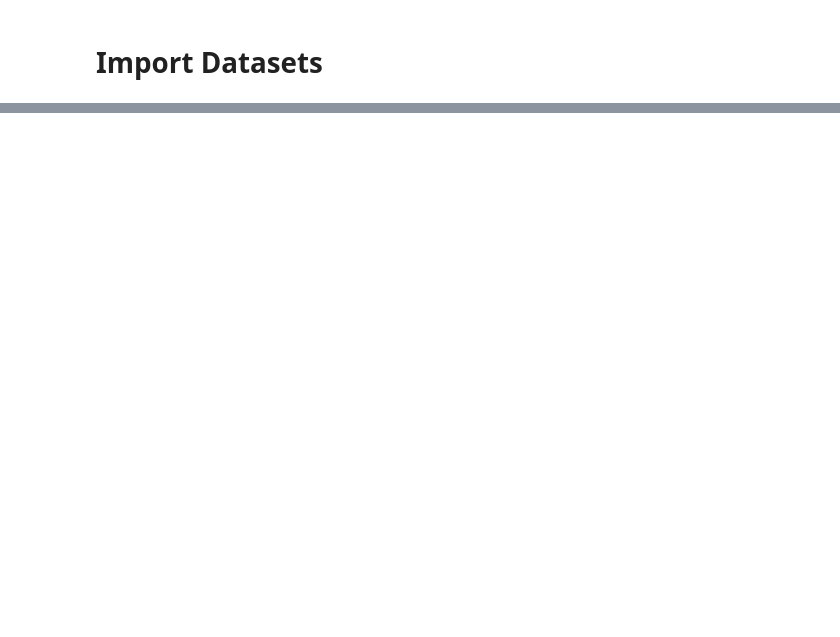
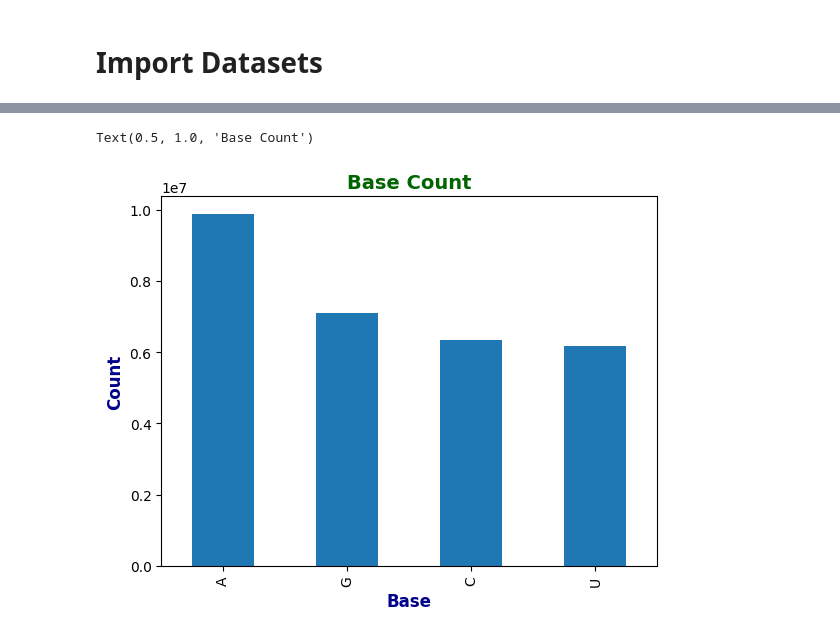
Before and after one commit to SmogJ/Kaggle-Competition----Stanford-Ribonanza-RNA-Folding, a Jupyter notebook: 1st-ribo-note.ipynb, the cells around one changed output, grey strips where cells are left out. Drawn from its saved outputs; the diff is of its cells as text; code cells hidden in the pictures; blank space fills up the shorter version.

```diff
--- a/1st-ribo-note.ipynb
+++ b/1st-ribo-note.ipynb
@@ -64,0 +112,22 @@ print(f"Test dataset shape: {test.shape}")
+# %%
+# optimize numeric data types
+def opt_num(df):
+    df= df.copy()
+
+    for col in df.columns:
+        df_col= df[col]
+        dn = df_col.dtype.name
+
+        if dn == "int64":
+            df[col]= pd.to_numeric(df_col, downcast="integer")
+        elif dn == "float64":
+            df[col]= pd.to_numeric(df_col, downcast="float")
+        elif dn == "object":
+            num_unique_values = len(df_col.unique())
+            num_total_values = len(df_col)
+            if num_unique_values / num_total_values < 0.5:
+                df[col] = df_col.astype("category")
+    return df
+# %%
+opt_train= opt_num(train)
+opt_test= opt_num(test)
@@ -123,0 +429,10 @@ train.iloc[0:, 7:]
+# %%
+# Split the sequence by experiment
+exp_dms_map= opt_train[opt_train.experiment_type == "DMS_MaP"]
+exp_2a3_map= opt_train[opt_train.experiment_type == "2A3_MaP"]
+# %%
+base_dms= exp_dms_map.sequence.apply(lambda x: pd.Series(list(x)).value_counts()).sum()
+base_2a3= exp_2a3_map.sequence.apply(lambda x: pd.Series(list(x)).value_counts()).sum()
+
+
+bases= pd.DataFrame({"dms":base_dms,"2a3":base_2a3})
@@ -123,0 +447,8 @@ train.iloc[0:, 7:]
+# %%
+base_dms.plot.bar()
+plt.xlabel('Base', fontsize = 12, fontweight = 'bold', color = 'darkblue')
+plt.ylabel('Count', fontsize = 12, fontweight = 'bold', color = 'darkblue')
+plt.title('Base Count', fontsize = 14, fontweight = 'bold', color = 'darkgreen')
+# %% [output]
+Text(0.5, 1.0, 'Base Count')
+[figure, added]
```
Also changed, not shown: parts of 58 cells of this notebook, 5 other files.
